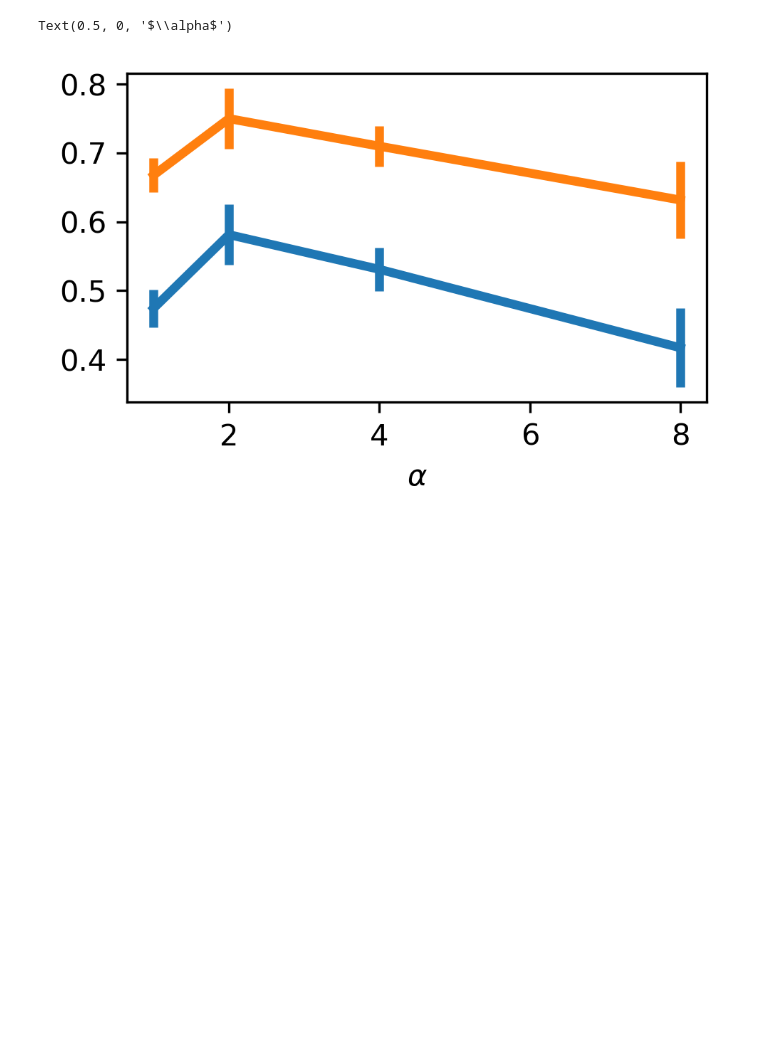
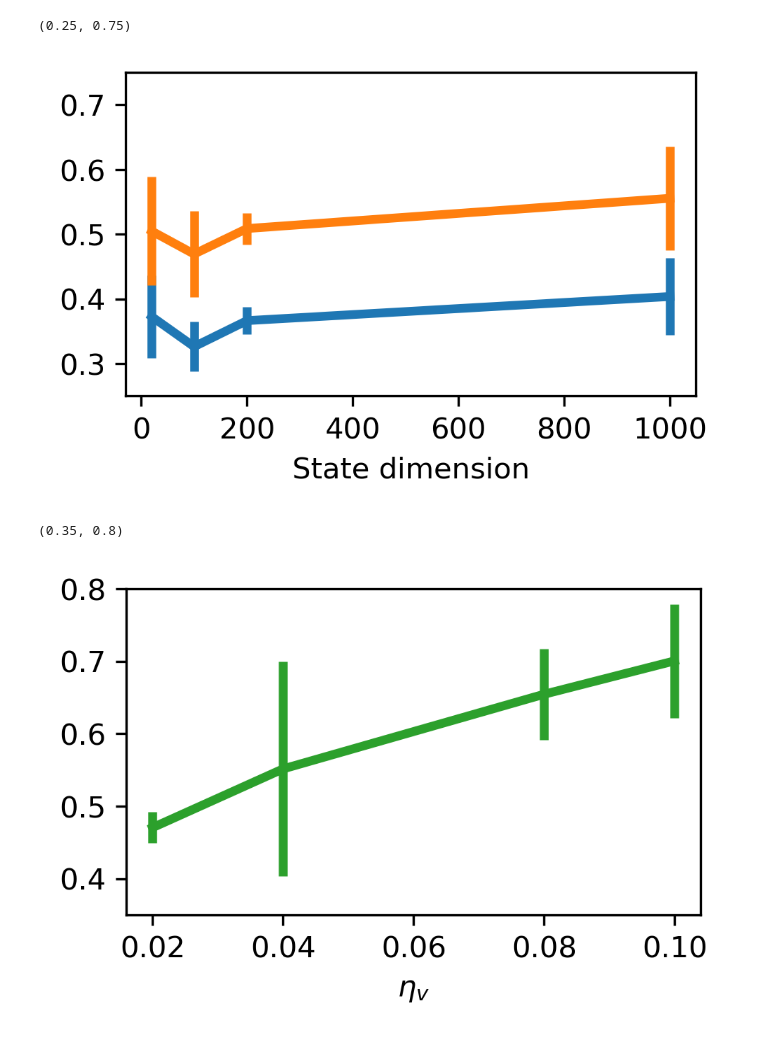
Before and after one commit to calvin4770/POCML, a Jupyter notebook: data_visualization.ipynb, the cells around one changed output. Saved outputs shown, nothing was run; the diff lists cells and outputs as text; code cells hidden in the pictures; blank space fills up the shorter version.

```diff
--- a/data_visualization.ipynb
+++ b/data_visualization.ipynb
@@ -61,11 +58,23 @@ Text(0.5, 0, 'Random feature dimension')
 # %%
 plt.figure(figsize=(3.5, 2), dpi=300)
-plt.errorbar(alphas, d1[3, :, 0], s1[3, :, 0], label="Test confidence", linewidth=3)
-plt.errorbar(alphas, d2[3, :, 0], s2[3, :, 0], label="State-action confidence", linewidth=3)
-plt.xlabel("$\\alpha$")
+plt.errorbar(state_dims, ds2["test_conf"], ss2["test_conf"], label="Test confidence", linewidth=3)
+plt.errorbar(state_dims, ds2["sa_conf"], ss2["sa_conf"], label="State-action confidence", linewidth=3)
+plt.xlabel("State dimension")
+plt.ylim([0.25, 0.75])
+#plt.ylim([0.6, 0.85])
 #plt.legend()
 # %% [output]
-Text(0.5, 0, '$\\alpha$')
+(0.25, 0.75)
-[figure, old version]
+[figure, new version]
+# %%
+plt.figure(figsize=(3.5, 2), dpi=300)
+plt.errorbar(lr_Vs, ds1["sa_dist_ratio"], ss1["sa_dist_ratio"], label="Test confidence", linewidth=3, c="tab:green")
+plt.xlabel("$\\eta_v$")
+#plt.ylim([0, 0.3])
+plt.ylim([0.35, 0.8])
+#plt.legend()
+# %% [output]
+(0.35, 0.8)
+[figure, added]
 # %%
 plt.figure(figsize=(3.5, 2), dpi=300)
```
Also changed, not shown: parts of 10 cells of this notebook, 1 other file.
